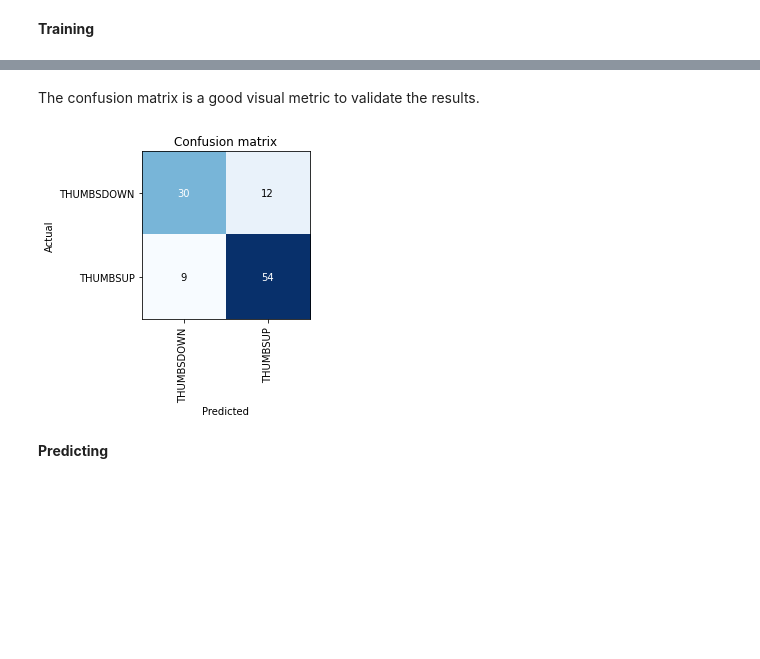
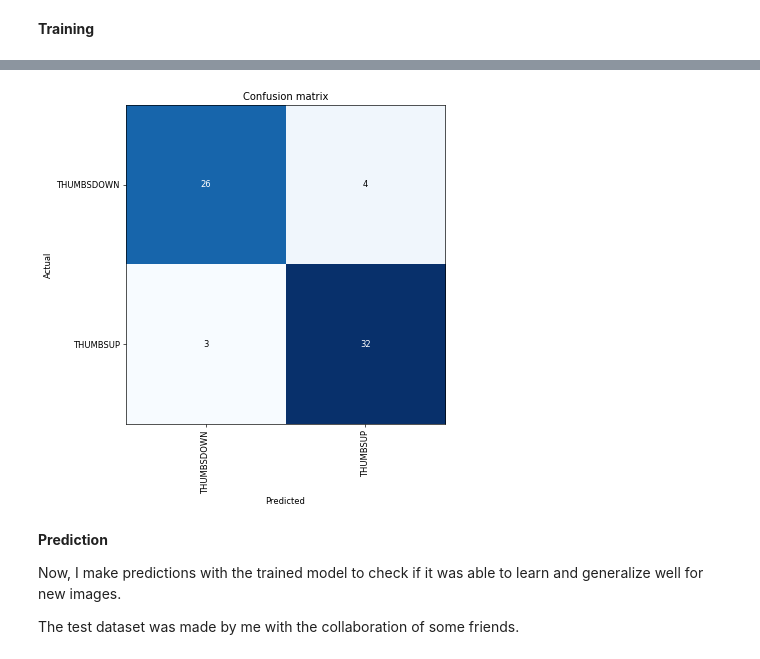
Before and after one commit to AlexMont/GestureClassifier, a Jupyter notebook: GesturesClassification.ipynb, the cells around one changed output, grey strips where cells are left out. Cells and saved outputs as stored; diff of their text form; code cells hidden in the pictures; blank space fills up the shorter version.

```diff
--- a/GesturesClassification.ipynb
+++ b/GesturesClassification.ipynb
@@ -184,2 +275,0 @@ learn.unfreeze()
-# %%
-learn.load('stage-1');
@@ -204,2 +275,0 @@ LR Finder is complete, type {learner_name}.recorder.plot() to see the graph.
-# %%
-learn.fit_one_cycle(10, max_lr=slice(1e-5,1e-4), callbacks=[ShowGraph(learn)])
@@ -244,8 +291,0 @@ interp.plot_top_losses(9, figsize=(15,11))
-# %% [markdown]
-The confusion matrix is a good visual metric to validate the results.
-# %%
-interp.plot_confusion_matrix()
-# %% [output]
-[figure, removed]
-# %% [markdown]
-**Predicting**
@@ -253,0 +292,11 @@ learn.export()
+# %%
+interp.plot_confusion_matrix(figsize=(7,7), dpi=60)
+# %% [output]
+[figure, added]
+# %% [markdown]
+**Prediction**
+
+Now, I make predictions with the trained model to
+check if it was able to learn and generalize well for new images.
+
+The test dataset was made by me with the collaboration of some friends.
```
Also changed, not shown: parts of 49 cells of this notebook.
